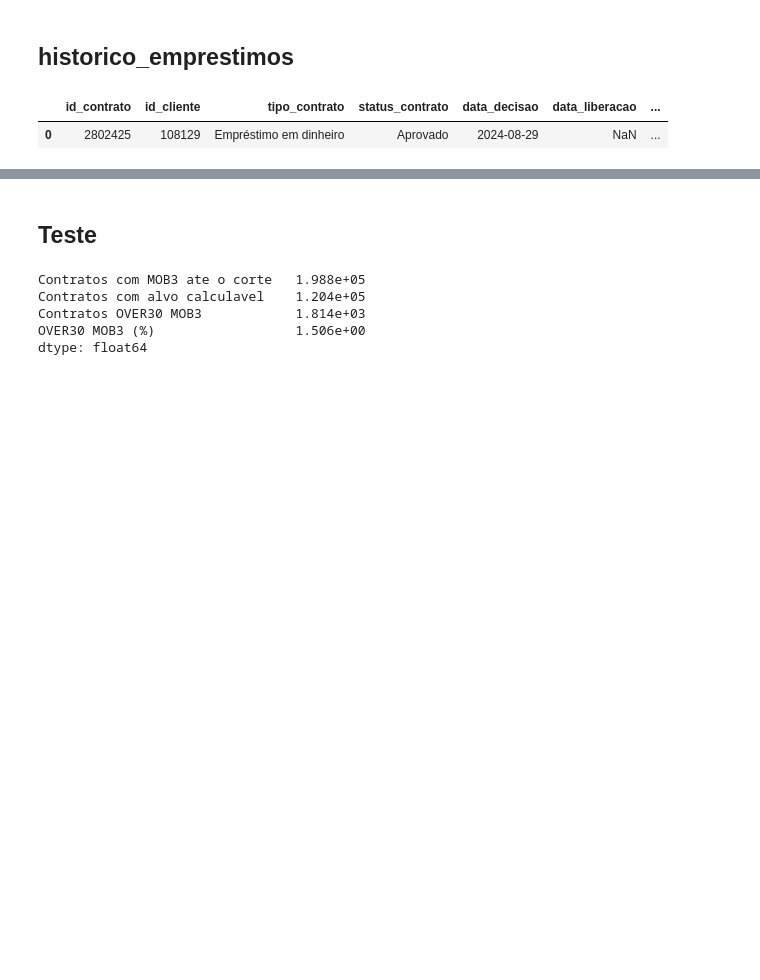
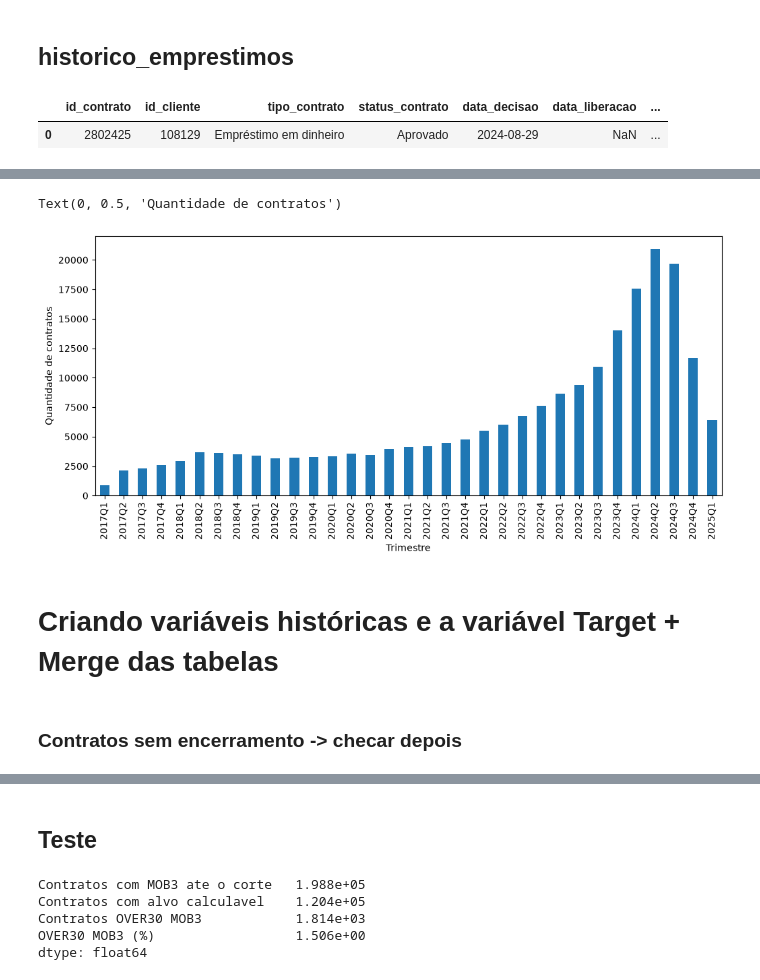
Before and after one commit to jopelmds/Case-credito-inadimplencia-wecogno, a Jupyter notebook: notebooks/1_dataprep.ipynb, the cells around one changed output, grey strips where cells are left out. Cells and saved outputs as stored; diff of their text form; code cells hidden in the pictures; blank space fills up the shorter version.

```diff
--- a/notebooks/1_dataprep.ipynb
+++ b/notebooks/1_dataprep.ipynb
@@ -91,5 +76,6 @@ hist_parc.drop_duplicates()
 # %%
 hist_parc['data_prevista_pagamento'] = pd.to_datetime(hist_parc['data_prevista_pagamento'], format='%Y-%m-%d', errors='coerce')
-hist_parc['data_real_pagamento'] = pd.to_datetime(hist_parc['data_real_pagamento'], format='%Y-%m-%d', errors='coerce')
+hist_parc['data_real_pagamento'] = pd.to_datetime(hist_parc['data_real_pagamento'], format='%Y-%m-%d') # não vou preencher por enquanto ! fillna(pd.Timestamp('2025-01-31'))
+
 hist_parc['dias_atraso'] = (hist_parc['data_real_pagamento'] - hist_parc['data_prevista_pagamento']).dt.days.astype('Int64')
 # %%
@@ -134,7 +163,7 @@ dtype: Float64
 tst_dias_atraso = parc.drop(columns=['t90', 't60', 't30', 't1'])
 # %%
 for i in range(1, 181):
-    tst_dias_atraso[f't{i}'] = tst_dias_atraso['dias_atraso'] >= i
+    tst_dias_atraso[f't{i}'] = tst_dias_atraso['dias_atraso_max'] >= i
 # %%
 
 dias = list(range(1, 181))
@@ -403,14 +342,0 @@ Name: count, dtype: int64
-# %%
-from pandas.api.types import is_string_dtype
-cols_str = []
-for i in hist_emp.columns:
-    if i.startswith('data_') or i == 'hora_solicitacao':
-        continue
-    elif is_string_dtype(hist_emp[i]):
-        cols_str.append(i)
-
-for col in cols_str:
-    hist_emp[col] = hist_emp[col].map(fix_strings_cat, na_action='ignore')
-    print(f"{'-'*100}\n col {col}:")
-    print(hist_emp[col].value_counts())
-    print('\n\n')
@@ -579,0 +551,33 @@ df_tst
+# %%
+tri = (
+    hist_emp.groupby(pd.Grouper(key="proxy_data_solicitacao", freq="QS"))
+    ["id_contrato"]
+    .count()
+    .rename("contratos por semestre")
+    .reset_index()
+)
+datas = tri["proxy_data_solicitacao"]
+
+tri["proxy_data_solicitacao"] = (
+    datas.dt.year.astype(str) + "Q" + datas.dt.quarter.astype(str)
+)
+
+
+ax = tri.plot(
+    kind="bar",
+    x="proxy_data_solicitacao",
+    y="contratos por semestre",
+    rot=90,
+    legend=False,
+    figsize=(12,5)
+)
+
+ax.set_xlabel("Trimestre")
+ax.set_ylabel("Quantidade de contratos")
+# %% [output]
+Text(0, 0.5, 'Quantidade de contratos')
+[figure, added]
+# %% [markdown]
+# Criando variáveis históricas e a variável Target + Merge das tabelas
+# %% [markdown]
+### Contratos sem encerramento -> checar depois
```
Also changed, not shown: parts of 65 cells of this notebook.
